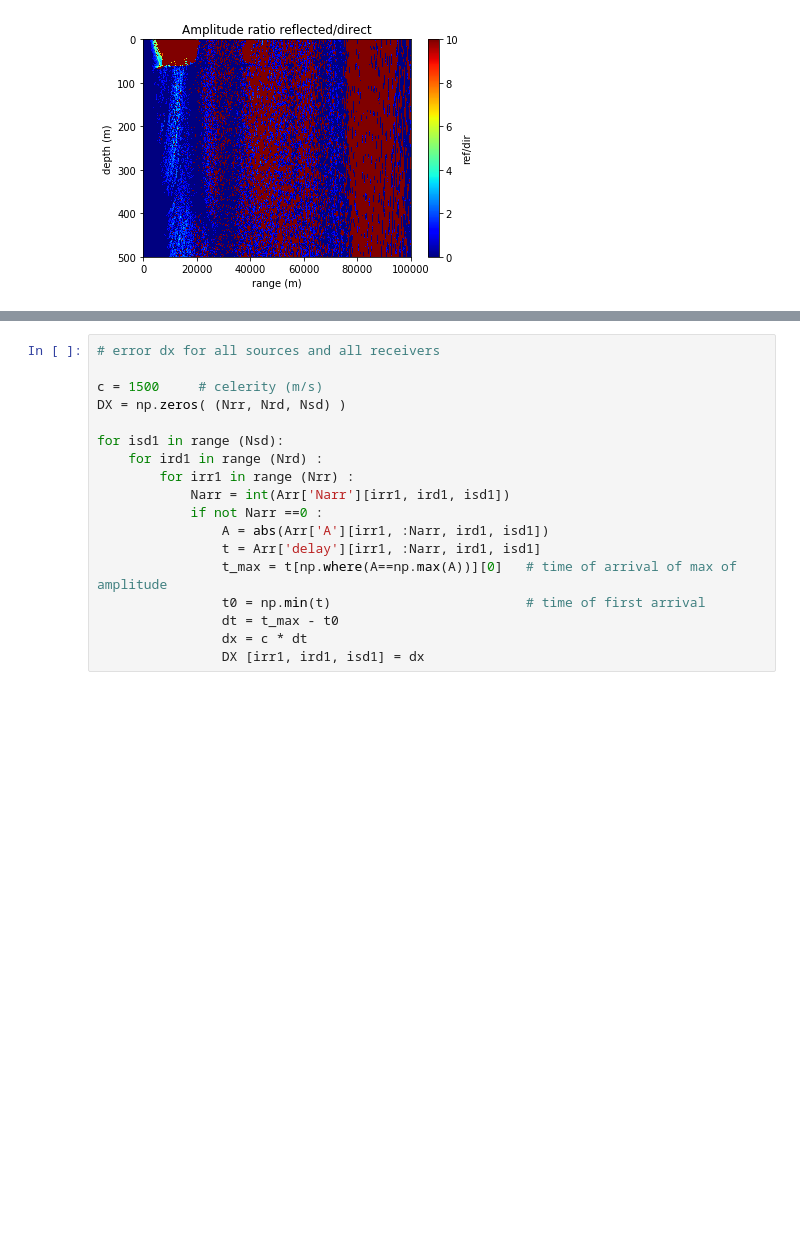
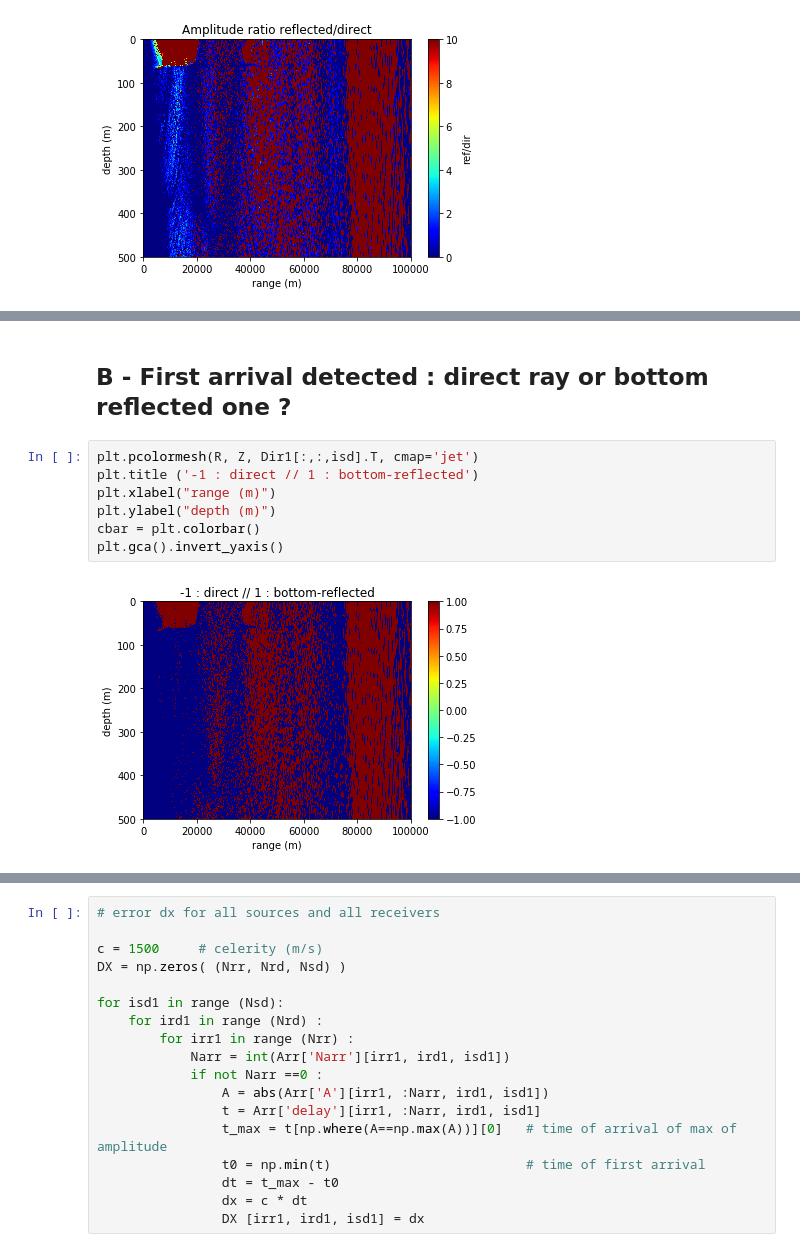
Before and after one commit to ponchama/Cognac_Acoustique, a Jupyter notebook: Bellhop/Arrival_times.ipynb, the cells around one changed output, grey strips where cells are left out. Cells and saved outputs as stored; diff of their text form; blank space fills up the shorter version.

```diff
--- a/Bellhop/Arrival_times.ipynb
+++ b/Bellhop/Arrival_times.ipynb
@@ -348,0 +420,11 @@ plt.gca().invert_yaxis()
+# %% [markdown]
+## B - First arrival detected : direct ray or bottom reflected one ?
+# %%
+plt.pcolormesh(R, Z, Dir1[:,:,isd].T, cmap='jet')
+plt.title ('-1 : direct // 1 : bottom-reflected')
+plt.xlabel("range (m)")
+plt.ylabel("depth (m)")
+cbar = plt.colorbar()
+plt.gca().invert_yaxis()
+# %% [output]
+[figure, added]
```
Also changed, not shown: parts of 19 cells of this notebook.
